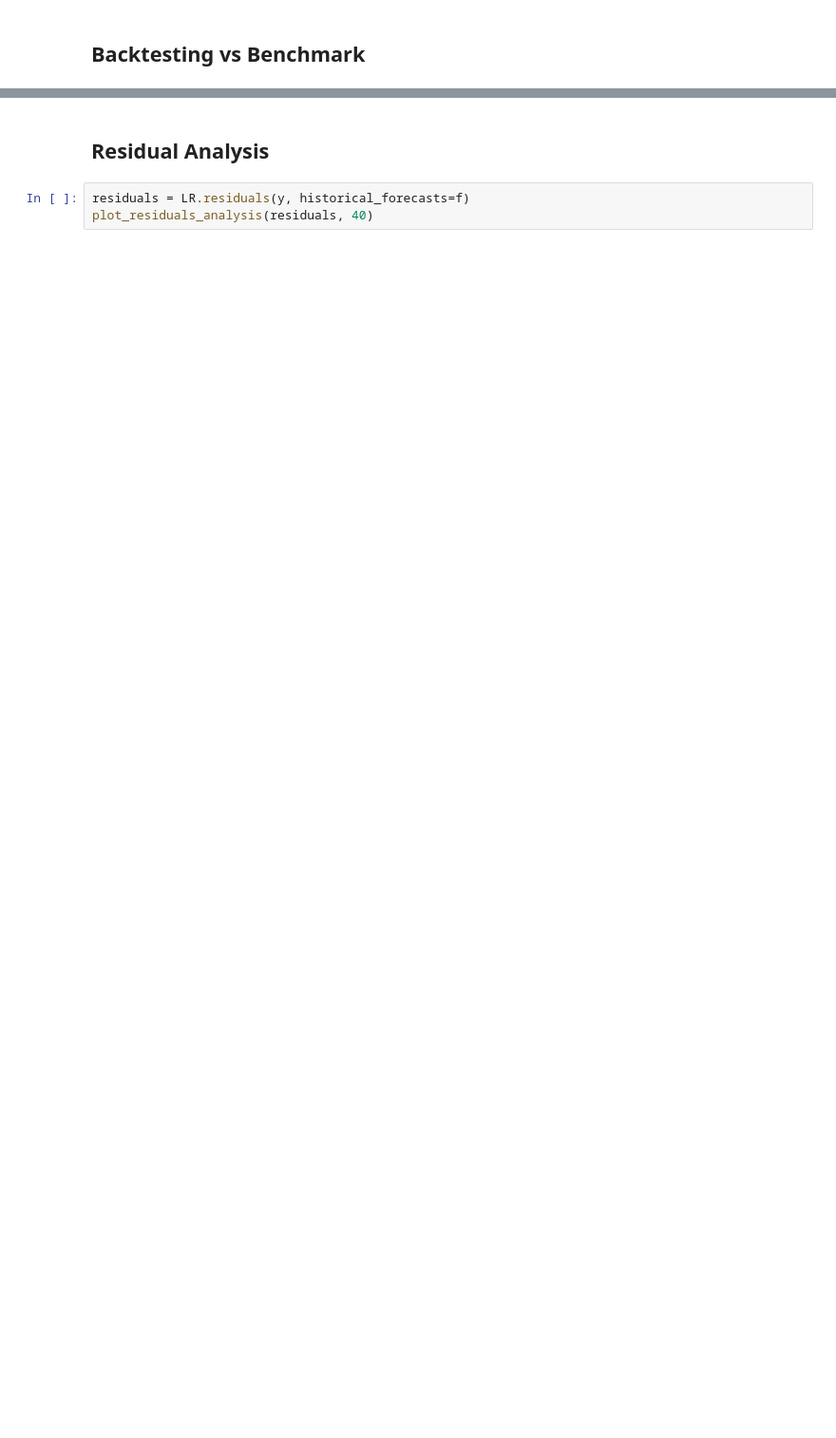
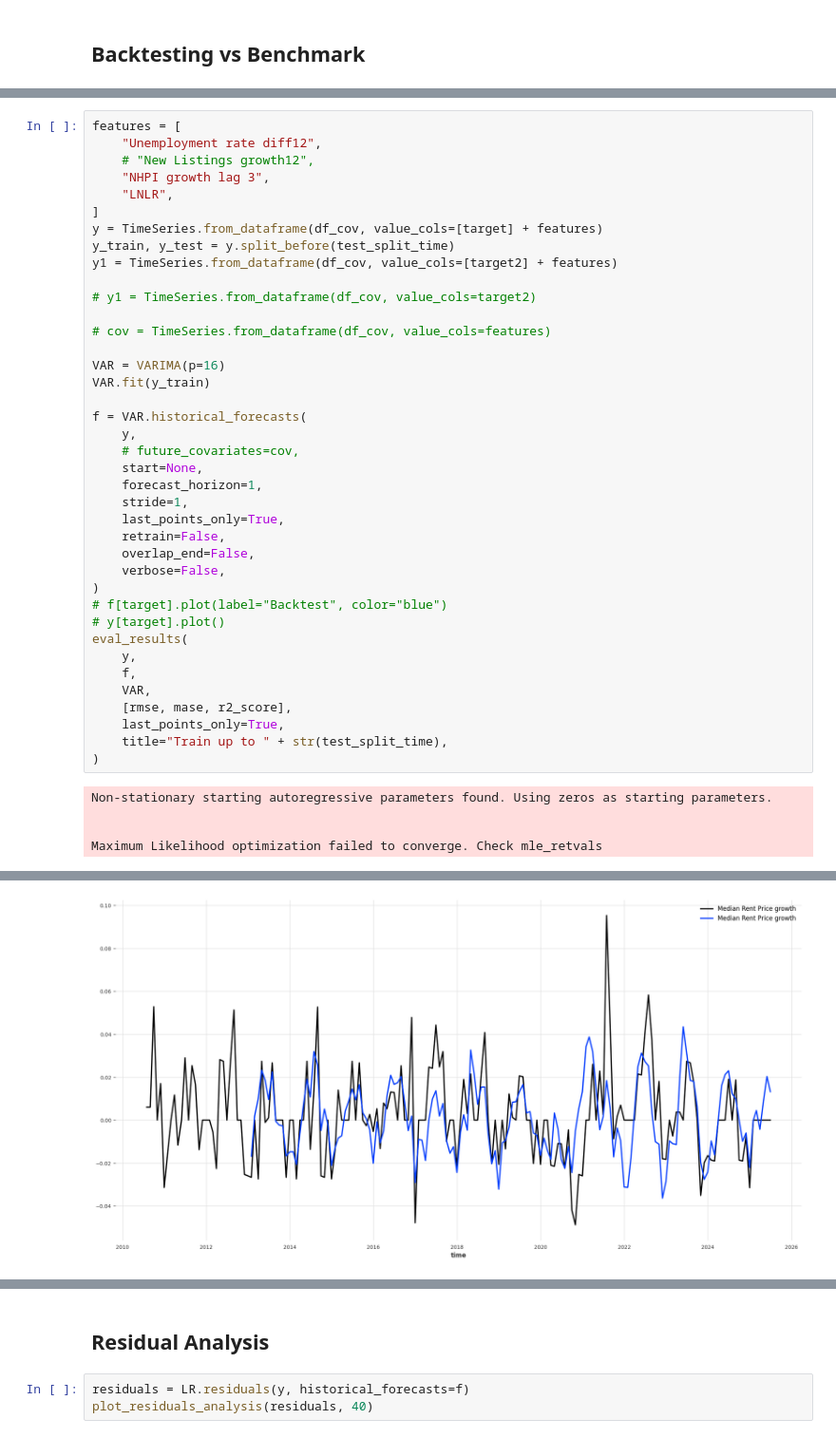
Before and after one commit to PakAndrey/Canada-RE-forecasting, a Jupyter notebook: Toronto_rent_forecasting.ipynb, the cells around one changed output, grey strips where cells are left out. Shown at 95% size. Cells and saved outputs as stored; diff of their text form; blank space fills up the shorter version.

```diff
--- a/Toronto_rent_forecasting.ipynb
+++ b/Toronto_rent_forecasting.ipynb
@@ -369,0 +408,44 @@ mape: 2.7172
+# %%
+features = [
+    "Unemployment rate diff12",
+    # "New Listings growth12",
+    "NHPI growth lag 3",
+    "LNLR",
+]
+y = TimeSeries.from_dataframe(df_cov, value_cols=[target] + features)
+y_train, y_test = y.split_before(test_split_time)
+y1 = TimeSeries.from_dataframe(df_cov, value_cols=[target2] + features)
+
+# y1 = TimeSeries.from_dataframe(df_cov, value_cols=target2)
+
+# cov = TimeSeries.from_dataframe(df_cov, value_cols=features)
+
+VAR = VARIMA(p=16)
+VAR.fit(y_train)
+
+f = VAR.historical_forecasts(
+    y,
+    # future_covariates=cov,
+    start=None,
+    forecast_horizon=1,
+    stride=1,
+    last_points_only=True,
+    retrain=False,
+    overlap_end=False,
+    verbose=False,
+)
+# f[target].plot(label="Backtest", color="blue")
+# y[target].plot()
+eval_results(
+    y,
+    f,
+    VAR,
+    [rmse, mase, r2_score],
+    last_points_only=True,
+    title="Train up to " + str(test_split_time),
+)
+# %% [output]
+Non-stationary starting autoregressive parameters found. Using zeros as starting parameters.
+
+
+Maximum Likelihood optimization failed to converge. Check mle_retvals
@@ -369,0 +459 @@ mape: 2.7172
+[figure, added]
```
Also changed, not shown: parts of 11 cells of this notebook, 5 other files.
